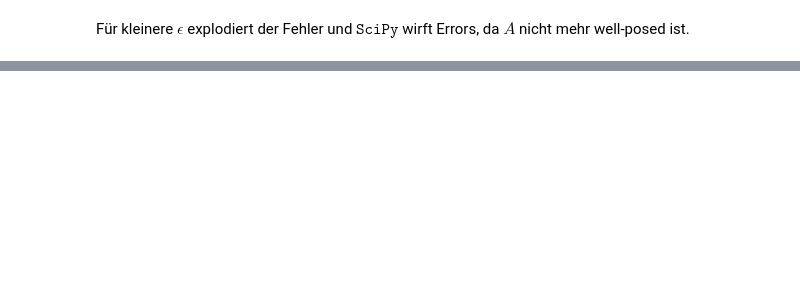
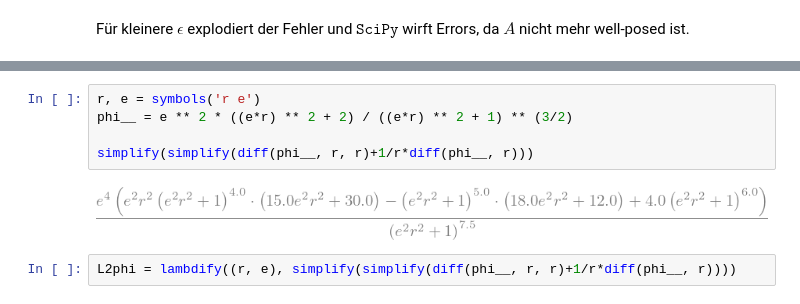
Before and after one commit to maggi0805/MML, a Jupyter notebook: mml.ipynb, the cells around one changed output, grey strips where cells are left out. Cells and saved outputs as stored; diff of their text form; blank space fills up the shorter version.

```diff
--- a/mml.ipynb
+++ b/mml.ipynb
@@ -233,0 +362,9 @@ Für kleinere $\epsilon$ explodiert der Fehler und $\texttt{SciPy}$ wirft Errors
+# %%
+r, e = symbols('r e')
+phi__ = e ** 2 * ((e*r) ** 2 + 2) / ((e*r) ** 2 + 1) ** (3/2)
+
+simplify(simplify(diff(phi__, r, r)+1/r*diff(phi__, r)))
+# %% [output]
+[figure, added]
+# %%
+L2phi = lambdify((r, e), simplify(simplify(diff(phi__, r, r)+1/r*diff(phi__, r))))
```
Also changed, not shown: parts of 23 cells of this notebook, 1 other file.
